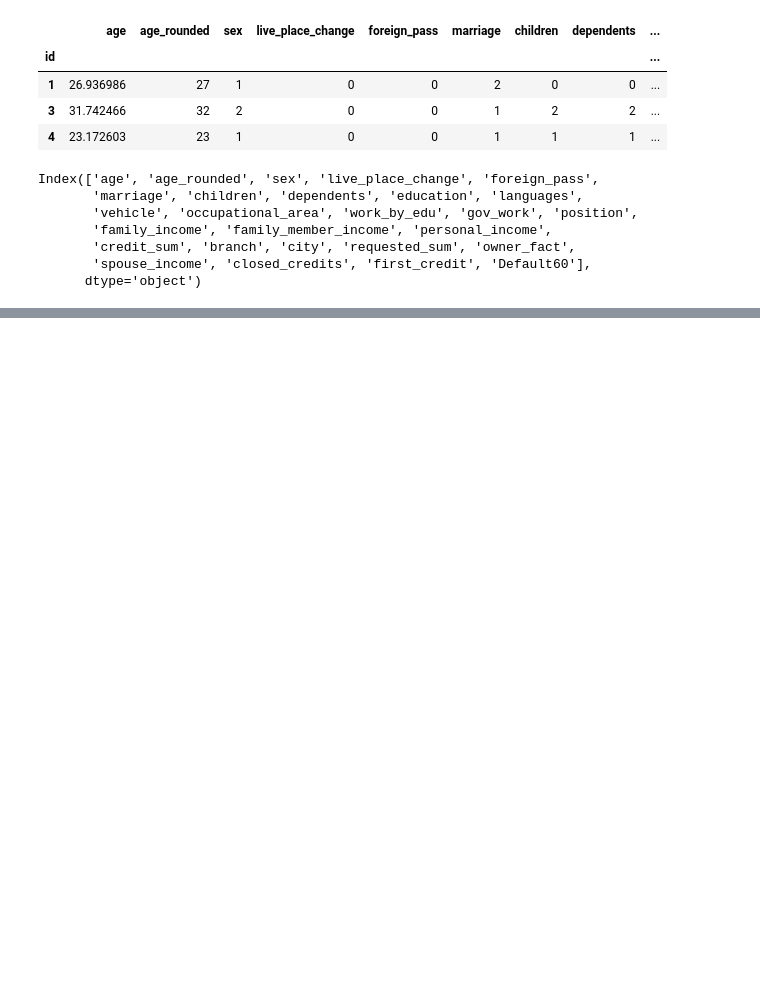
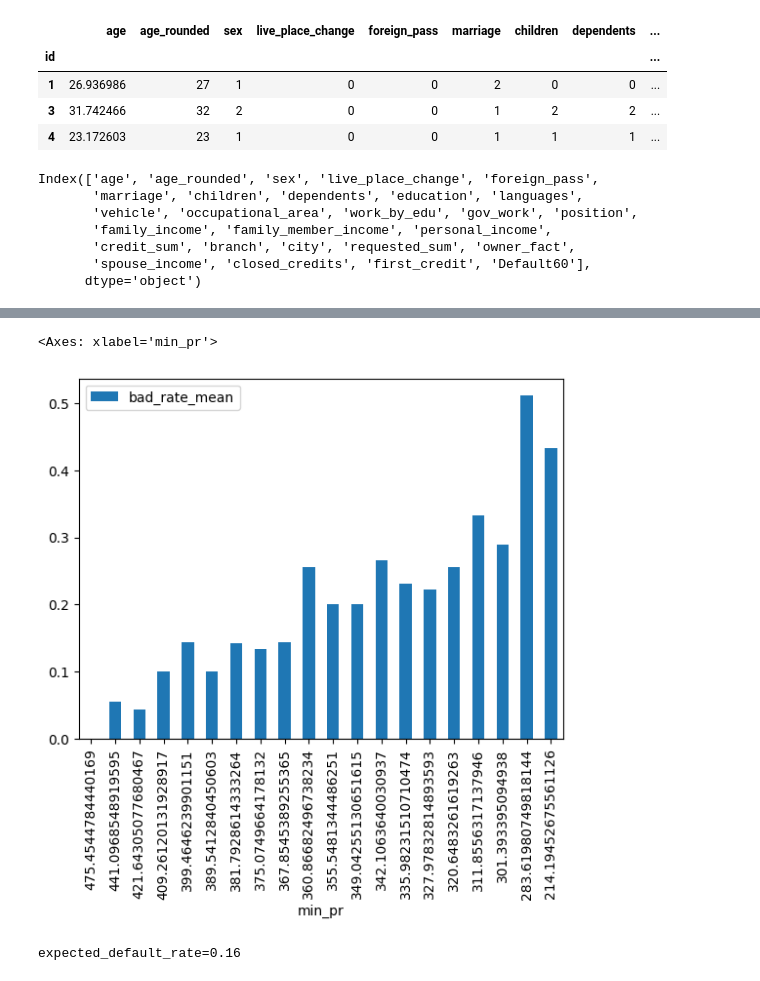
Before and after one commit to messiah1349/es_fin, a Jupyter notebook: main.ipynb, the cells around one changed output, grey strips where cells are left out. Drawn from its saved outputs; the diff is of its cells as text; code cells hidden in the pictures; blank space fills up the shorter version.

```diff
--- a/main.ipynb
+++ b/main.ipynb
@@ -52,0 +114,3 @@ Name: sex, Length: 6010, dtype: object
+# %%
+lr_model = model_pipeline.lr_woe
+woe_table = model_pipeline.woe.woe_table
@@ -52,0 +132,3 @@ Name: sex, Length: 6010, dtype: object
+# %%
+score_table = lr_model.calc_score_bucket_test(num_buck=20)
+score_table
@@ -52,0 +154,13 @@ Name: sex, Length: 6010, dtype: object
+# %%
+score_table[['bad_rate_mean', 'min_pr']].set_index('min_pr').plot(kind='bar')
+# %% [output]
+<Axes: xlabel='min_pr'>
+[figure, added]
+# %%
+
+score_threshold = 320.2
+approved = score_table[score_table['min_pr'] > score_threshold]
+expected_default_rate = approved['bad_counts'].sum() / approved['bucket_size'].sum()
+print(f"{expected_default_rate=:.2f}")
+# %% [output]
+expected_default_rate=0.16
```
Also changed, not shown: parts of 39 cells of this notebook, 3 other files.
